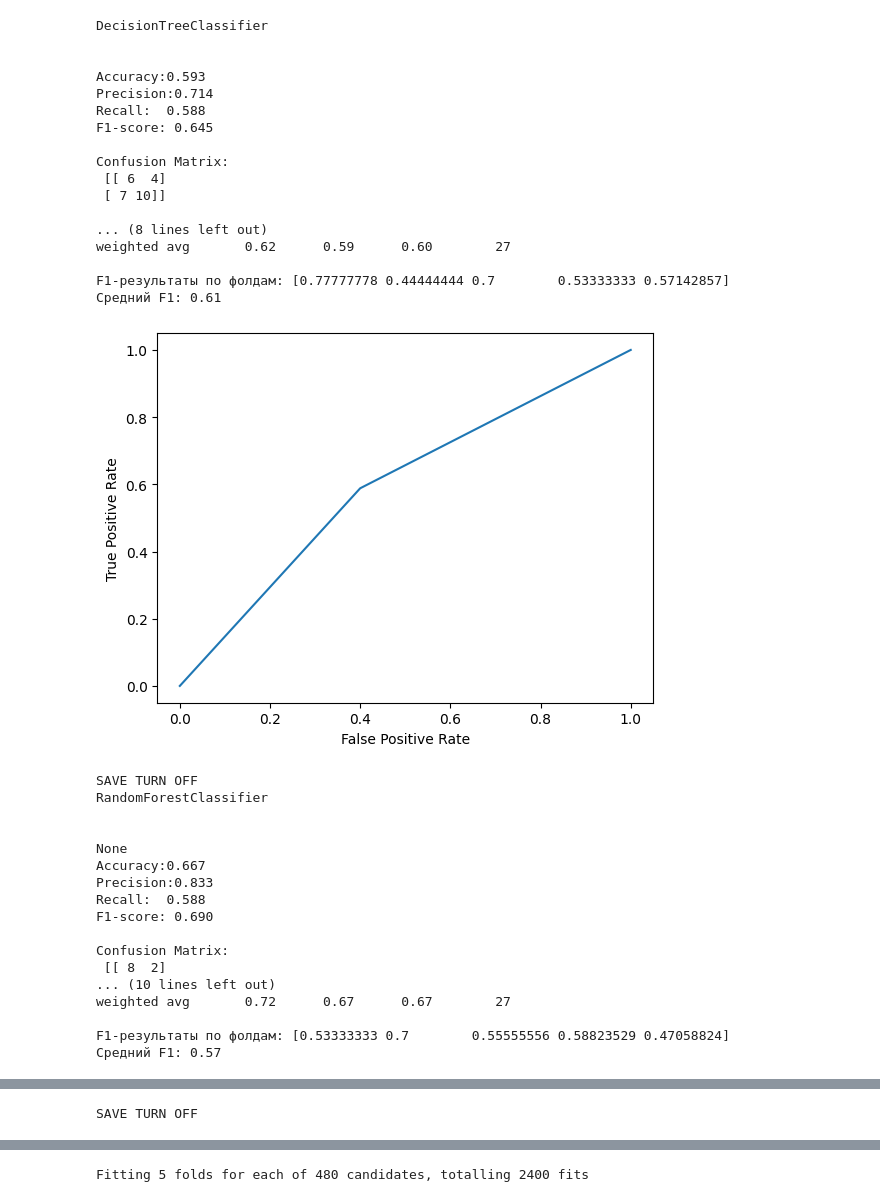
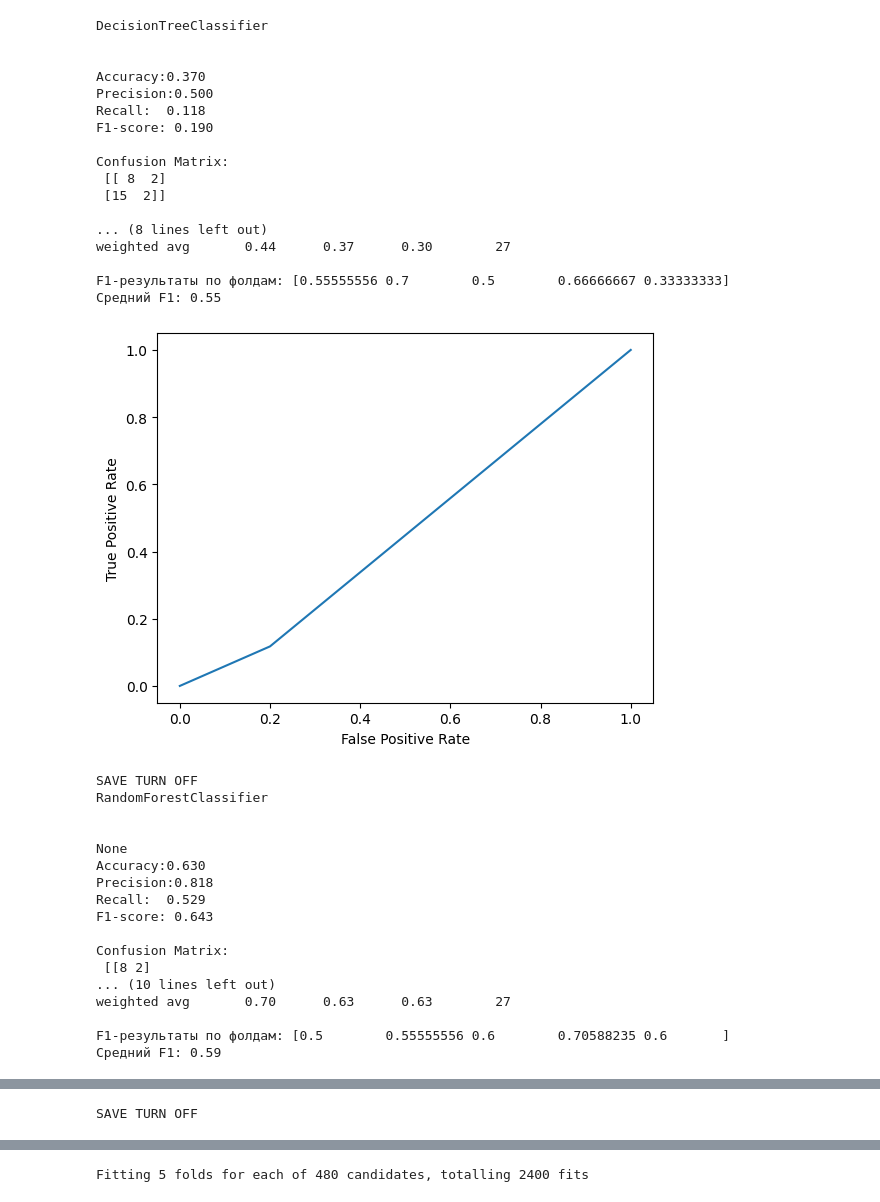
Before and after one commit to Egor29ch/UDGU_project, a Jupyter notebook: EEG_files/random_tree_EGG_data_generate.ipynb, the cells around one changed output, grey strips where cells are left out. Drawn from its saved outputs; the diff is of its cells as text; code cells hidden in the pictures.

```diff
--- a/EEG_files/random_tree_EGG_data_generate.ipynb
+++ b/EEG_files/random_tree_EGG_data_generate.ipynb
@@ -212,43 +219,43 @@ weighted avg       1.00      0.57      0.73        98
 # %%
-EGG_balanced_data = tree_family("df_interacted.csv")
+EGG_balanced_data = tree_family("df_interacted[88,76].csv")
 EGG_balanced_data.split_df_X_Y("здоров(1)/болен(0)")
 EGG_balanced_data.split_train_test()
 EGG_balanced_data.DecisionTreeClassifier(max_depth = 20,bool_save = False)
 EGG_balanced_data.RandomForestClassifier(n_estimators= 200,max_depth = None,bool_save = False,min_samples_leaf = 5,max_features = "sqrt")
 EGG_balanced_data.GradientBoostingClassifier(n_estimators = 300,max_depth = 20,bool_save = False)
 # %% [output]
 DecisionTreeClassifier
 
 
-Accuracy:0.593
-Precision:0.714
-Recall:  0.588
-F1-score: 0.645
+Accuracy:0.370
+Precision:0.500
+Recall:  0.118
+F1-score: 0.190
 
 Confusion Matrix:
- [[ 6  4]
- [ 7 10]]
+ [[ 8  2]
+ [15  2]]
 
 ... (8 lines left out)
-weighted avg       0.62      0.59      0.60        27
+weighted avg       0.44      0.37      0.30        27
 
-F1-результаты по фолдам: [0.77777778 0.44444444 0.7        0.53333333 0.57142857]
-Средний F1: 0.61
+F1-результаты по фолдам: [0.55555556 0.7        0.5        0.66666667 0.33333333]
+Средний F1: 0.55
-[figure, old version]
+[figure, new version]
 SAVE TURN OFF
 RandomForestClassifier
 
 
 None
-Accuracy:0.667
-Precision:0.833
-Recall:  0.588
-F1-score: 0.690
+Accuracy:0.630
+Precision:0.818
+Recall:  0.529
+F1-score: 0.643
 
 Confusion Matrix:
- [[ 8  2]
+ [[8 2]
 ... (10 lines left out)
-weighted avg       0.72      0.67      0.67        27
+weighted avg       0.70      0.63      0.63        27
 
-F1-результаты по фолдам: [0.53333333 0.7        0.55555556 0.58823529 0.47058824]
-Средний F1: 0.57
+F1-результаты по фолдам: [0.5        0.55555556 0.6        0.70588235 0.6       ]
+Средний F1: 0.59
```
Also changed, not shown: parts of 12 cells of this notebook, 2 other files.
